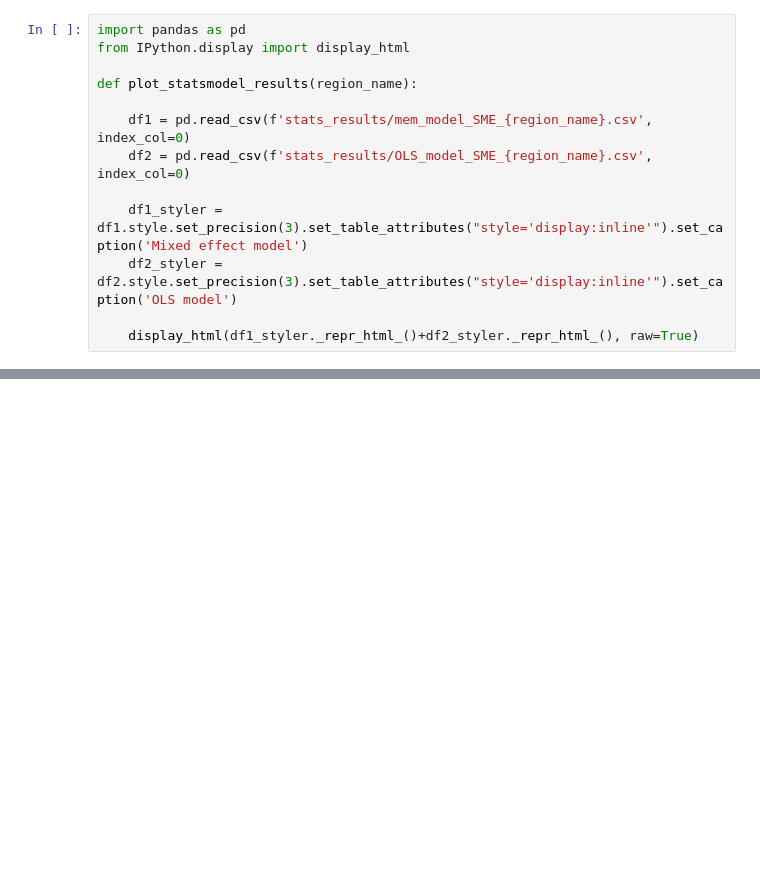
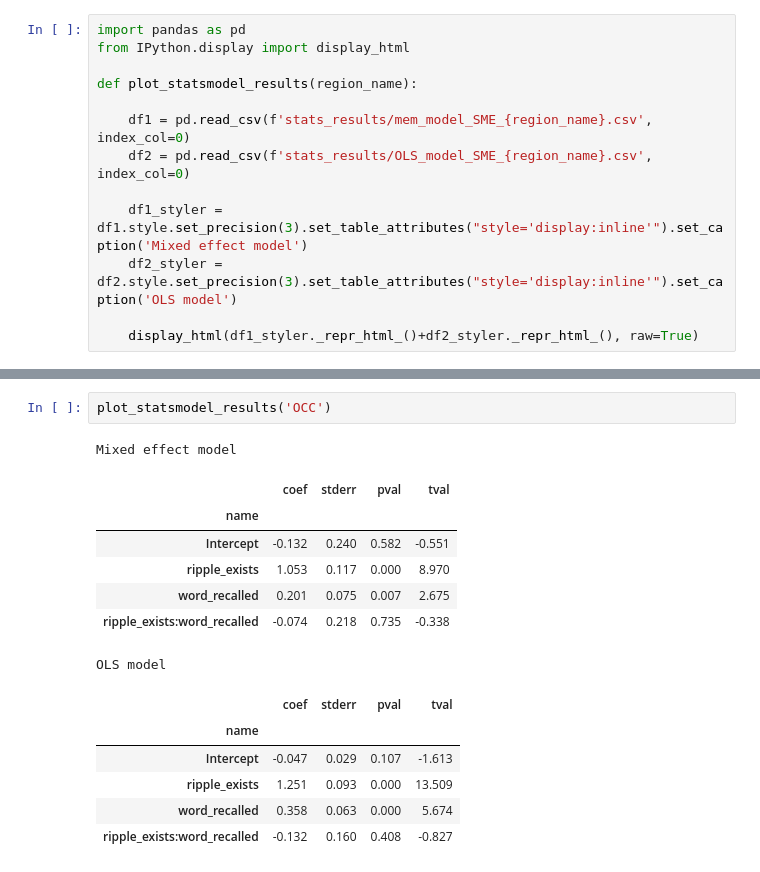
Before and after one commit to ebrahimfeghhi/ripple_memory, a Jupyter notebook: updates/HFA_ripple.ipynb, the cells around one changed output, grey strips where cells are left out. Cells and saved outputs as stored; diff of their text form; blank space fills up the shorter version.

```diff
--- a/updates/HFA_ripple.ipynb
+++ b/updates/HFA_ripple.ipynb
@@ -78,0 +108,17 @@ OLS model
+# %%
+plot_statsmodel_results('OCC')
+# %% [output]
+Mixed effect model
+|  | coef | stderr | pval | tval |
+| name |  |  |  |  |
+| Intercept | -0.132 | 0.240 | 0.582 | -0.551 |
+| ripple_exists | 1.053 | 0.117 | 0.000 | 8.970 |
+| word_recalled | 0.201 | 0.075 | 0.007 | 2.675 |
+| ripple_exists:word_recalled | -0.074 | 0.218 | 0.735 | -0.338 |
+OLS model
+|  | coef | stderr | pval | tval |
+| name |  |  |  |  |
+| Intercept | -0.047 | 0.029 | 0.107 | -1.613 |
+| ripple_exists | 1.251 | 0.093 | 0.000 | 13.509 |
+| word_recalled | 0.358 | 0.063 | 0.000 | 5.674 |
+| ripple_exists:word_recalled | -0.132 | 0.160 | 0.408 | -0.827 |
```
Also changed, not shown: parts of 4 cells of this notebook, 25 other files.
